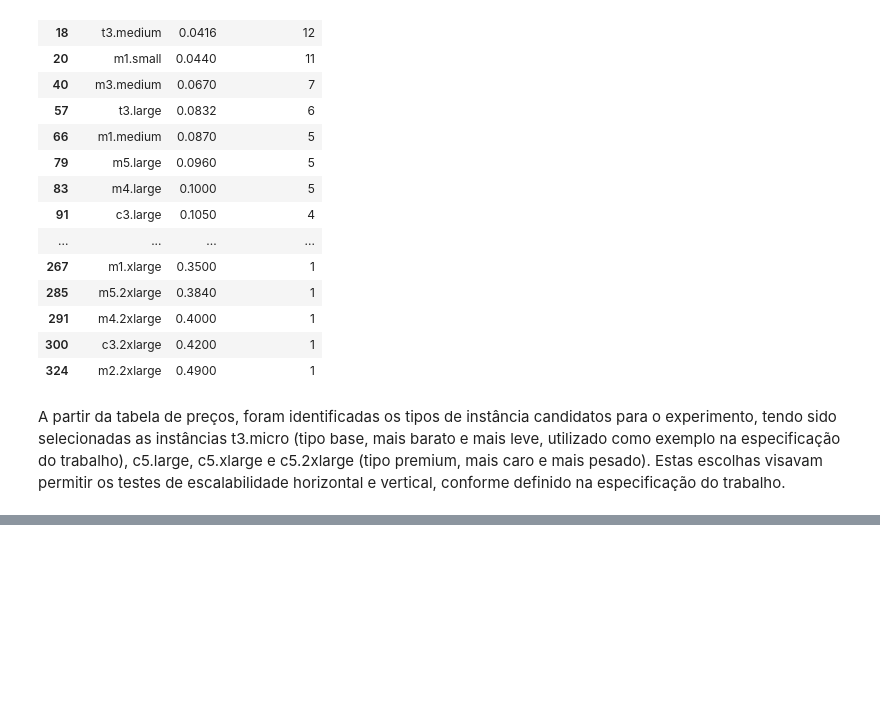
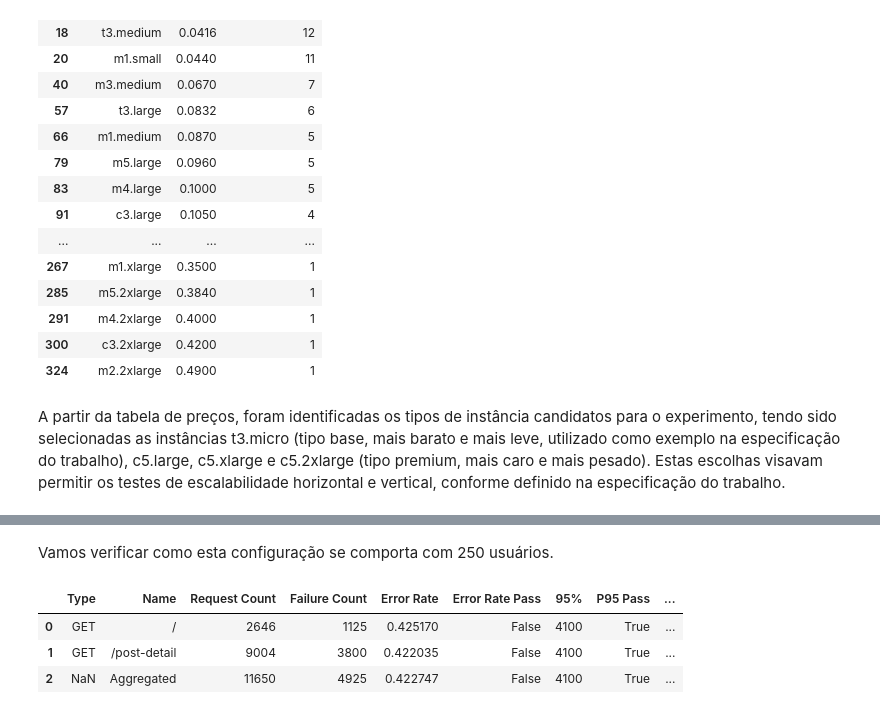
Before and after one commit to jonasluz/DIA.X540.cloud-ai, a Jupyter notebook: Project-4/Project-4.ipynb, the cells around one changed output, grey strips where cells are left out. Saved outputs shown, nothing was run; the diff lists cells and outputs as text; code cells hidden in the pictures; blank space fills up the shorter version.

```diff
--- a/Project-4/Project-4.ipynb
+++ b/Project-4/Project-4.ipynb
@@ -158,0 +212,9 @@ Inicialmente, testamos a escalabilidade horizontal, aumentando o número de inst
+# %% [markdown]
+Vamos verificar como esta configuração se comporta com 250 usuários.
+# %%
+evaluate_results(pd.read_csv('results/t3-micro_250u_24i_stats.csv'))
+# %% [output]
+|  | Type | Name | Request Count | Failure Count | Error Rate | Error Rate Pass | 95% | P95 Pass | ... |
+| 0 | GET | / | 2646 | 1125 | 0.425170 | False | 4100 | True | ... |
+| 1 | GET | /post-detail | 9004 | 3800 | 0.422035 | False | 4100 | True | ... |
+| 2 | NaN | Aggregated | 11650 | 4925 | 0.422747 | False | 4100 | True | ... |
```
Also changed, not shown: parts of 15 cells of this notebook, 12 other files.
